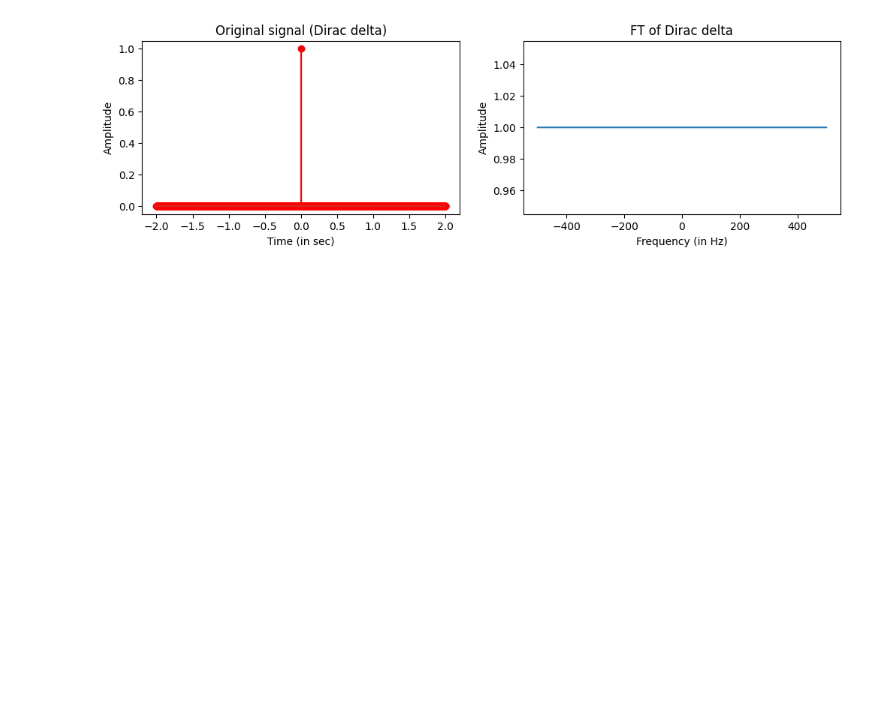
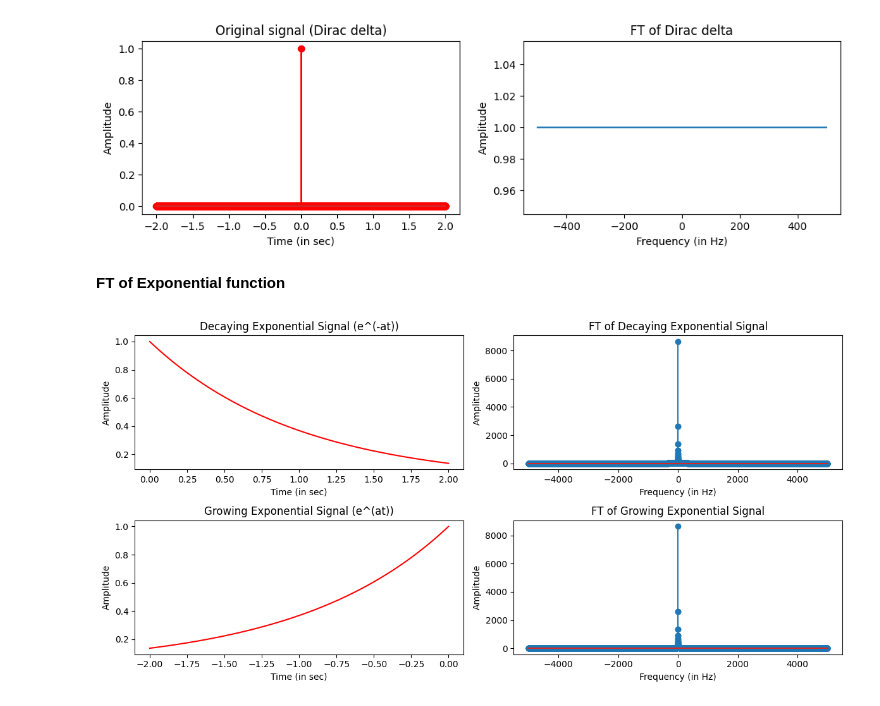
Before and after one commit to nageshwar-mehta/Signal_and_system, a Jupyter notebook: FT_of_basic_signals.ipynb, the cells around one changed output. Saved outputs shown, nothing was run; the diff lists cells and outputs as text; code cells hidden in the pictures; blank space fills up the shorter version.

Commit message:
exponential signal added

```diff
--- a/FT_of_basic_signals.ipynb
+++ b/FT_of_basic_signals.ipynb
@@ -84,3 +84,65 @@ plt.plot(freq, abs(dft_dirac_delta))
 plt.show()
 # %% [output]
 [figure]
+# %% [markdown]
+**FT of Exponential function**
+# %%
+# Parameters
+duration = 2         # Signal duration in seconds
+sampling_rate = 10000  # Sampling rate in Hz
+decay_rate = 1
+
+# Time vector for the decaying exponential signal
+time_vector_decay = np.linspace(0, duration, sampling_rate * duration)
+
+# Generate the decaying exponential signal
+decay_signal = np.exp(-decay_rate * time_vector_decay)
+
+# Compute the Fourier transform of the decaying exponential signal
+dft_decay_signal = np.fft.fftshift(np.fft.fft(decay_signal))
+frequency_decay = np.fft.fftshift(np.fft.fftfreq(len(decay_signal), 1/sampling_rate))
+
+# Plot the decaying exponential signal in the time domain
+plt.figure(figsize=[12, 6])
+
+plt.subplot(2, 2, 1)
+plt.title("Decaying Exponential Signal (e^(-at))")
+plt.ylabel("Amplitude")
+plt.xlabel("Time (in sec)")
+plt.plot(time_vector_decay, decay_signal, color="red")
+
+# Plot the Fourier transform of the decaying exponential signal in the frequency domain
+plt.subplot(2, 2, 2)
+plt.title("FT of Decaying Exponential Signal")
+plt.xlabel("Frequency (in Hz)")
+plt.ylabel("Amplitude")
+plt.stem(frequency_decay, abs(dft_decay_signal))
+
+# Time vector for the growing exponential signal
+time_vector_growth = np.linspace(-duration, 0, sampling_rate * duration)
+
+# Generate the growing exponential signal
+growth_signal = np.exp(decay_rate * time_vector_growth)
+
+# Compute the Fourier transform of the growing exponential signal
+dft_growth_signal = np.fft.fftshift(np.fft.fft(growth_signal))
+frequency_growth = np.fft.fftshift(np.fft.fftfreq(len(growth_signal), 1/sampling_rate))
+
+# Plot the growing exponential signal in the time domain
+plt.subplot(2, 2, 3)
+plt.title("Growing Exponential Signal (e^(at))")
+plt.ylabel("Amplitude")
+plt.xlabel("Time (in sec)")
+plt.plot(time_vector_growth, growth_signal, color="red")
+
+# Plot the Fourier transform of the growing exponential signal in the frequency domain
+plt.subplot(2, 2, 4)
+plt.title("FT of Growing Exponential Signal")
+plt.xlabel("Frequency (in Hz)")
+plt.ylabel("Amplitude")
+plt.stem(frequency_growth, abs(dft_growth_signal))
+
+plt.tight_layout()
+plt.show()
+# %% [output]
+[figure, added]
```
Also changed, not shown: parts of 2 cells of this notebook.
